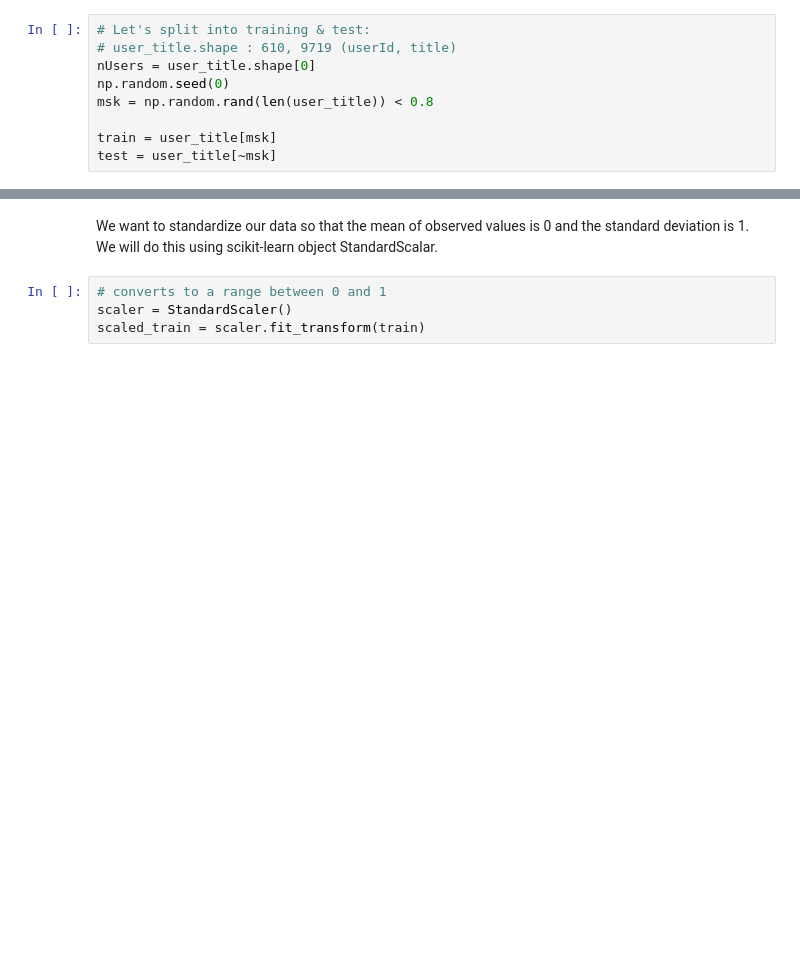
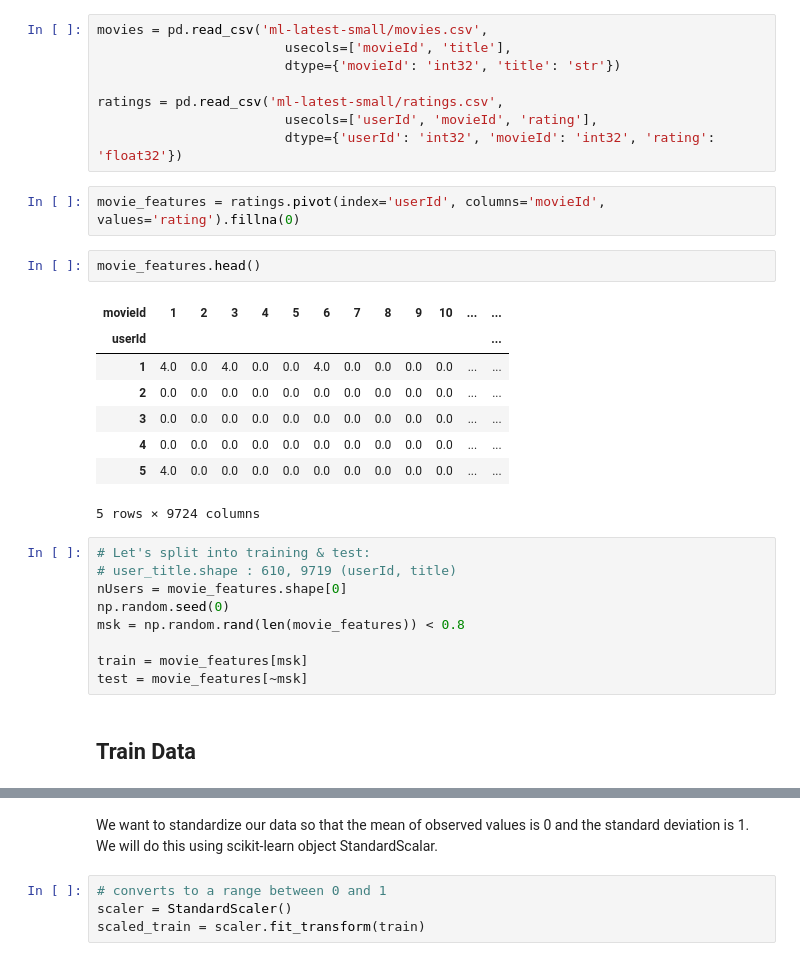
Before and after one commit to erikchomez/CS179FinalProject, a Jupyter notebook: PCA_Recommender_System.ipynb, the cells around one changed output, grey strips where cells are left out. Cells and saved outputs as stored; diff of their text form; blank space fills up the shorter version.

```diff
--- a/PCA_Recommender_System.ipynb
+++ b/PCA_Recommender_System.ipynb
@@ -49,9 +16,32 @@ user_title.head()
+# %%
+movies = pd.read_csv('ml-latest-small/movies.csv',
+                        usecols=['movieId', 'title'],
+                        dtype={'movieId': 'int32', 'title': 'str'})
+
+ratings = pd.read_csv('ml-latest-small/ratings.csv',
+                        usecols=['userId', 'movieId', 'rating'],
+                        dtype={'userId': 'int32', 'movieId': 'int32', 'rating': 'float32'})
+# %%
+movie_features = ratings.pivot(index='userId', columns='movieId', values='rating').fillna(0)
+# %%
+movie_features.head()
+# %% [output]
+| movieId | 1 | 2 | 3 | 4 | 5 | 6 | 7 | 8 | 9 | 10 | ... | ... |
+| userId |  |  |  |  |  |  |  |  |  |  |  | ... |
+| 1 | 4.0 | 0.0 | 4.0 | 0.0 | 0.0 | 4.0 | 0.0 | 0.0 | 0.0 | 0.0 | ... | ... |
+| 2 | 0.0 | 0.0 | 0.0 | 0.0 | 0.0 | 0.0 | 0.0 | 0.0 | 0.0 | 0.0 | ... | ... |
+| 3 | 0.0 | 0.0 | 0.0 | 0.0 | 0.0 | 0.0 | 0.0 | 0.0 | 0.0 | 0.0 | ... | ... |
+| 4 | 0.0 | 0.0 | 0.0 | 0.0 | 0.0 | 0.0 | 0.0 | 0.0 | 0.0 | 0.0 | ... | ... |
+| 5 | 4.0 | 0.0 | 0.0 | 0.0 | 0.0 | 0.0 | 0.0 | 0.0 | 0.0 | 0.0 | ... | ... |
+5 rows × 9724 columns
 # %%
 # Let's split into training & test:
 # user_title.shape : 610, 9719 (userId, title)
-nUsers = user_title.shape[0]
+nUsers = movie_features.shape[0]
 np.random.seed(0)
-msk = np.random.rand(len(user_title)) < 0.8
+msk = np.random.rand(len(movie_features)) < 0.8
 
-train = user_title[msk]
-test = user_title[~msk]
+train = movie_features[msk]
+test = movie_features[~msk]
+# %% [markdown]
+## Train Data
```
Also changed, not shown: parts of 48 cells of this notebook, 1 other file.
